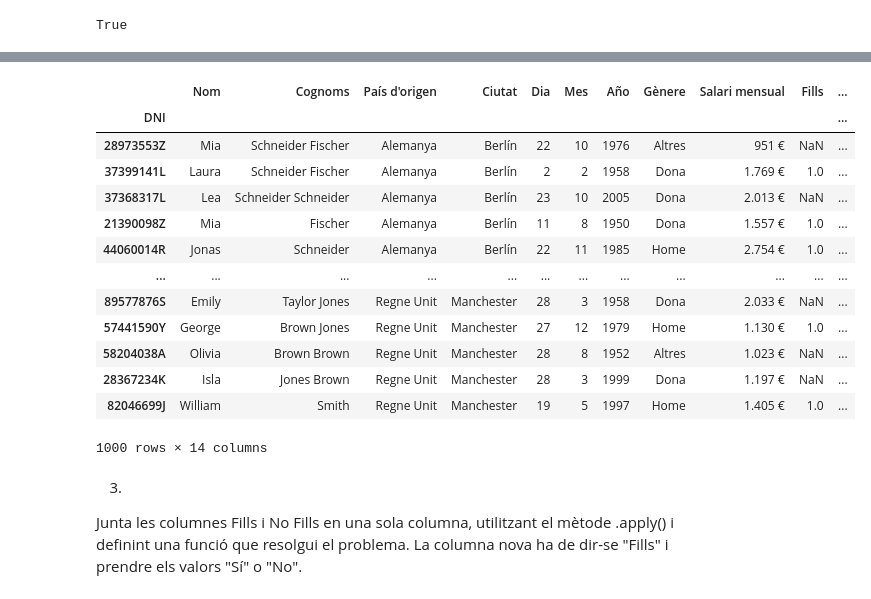
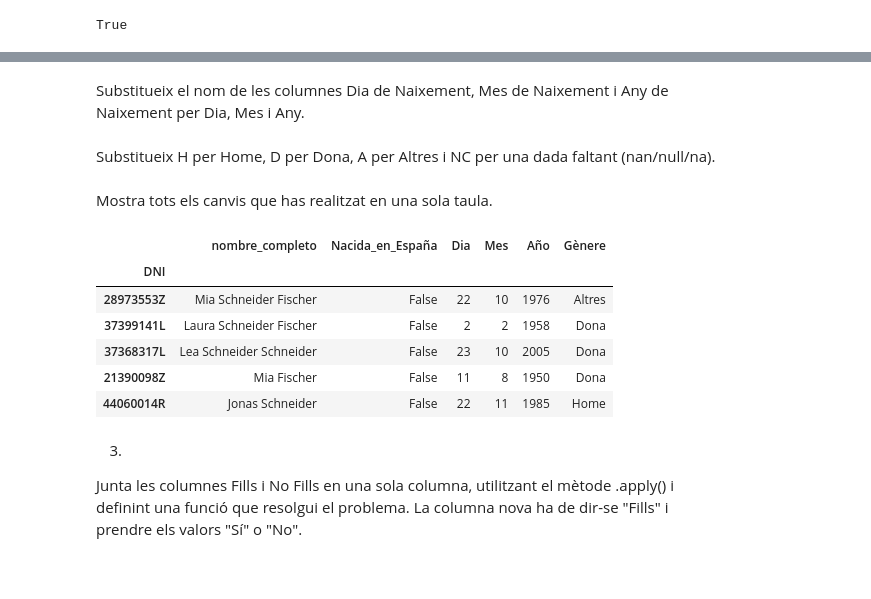
Before and after one commit to saraluciaossar/Python-Avanzado, a Jupyter notebook: Analítica de datos en Pandas/encuestas.ipynb, the cells around one changed output, grey strips where cells are left out. Saved outputs shown, nothing was run; the diff lists cells and outputs as text; code cells hidden in the pictures; blank space fills up the shorter version.

```diff
--- a/Analítica de datos en Pandas/encuestas.ipynb
+++ b/Analítica de datos en Pandas/encuestas.ipynb
@@ -53 +49,3 @@ df = df.set_index("DNI")
+# %% [markdown]
+Substitueix el nom de les columnes Dia de Naixement, Mes de Naixement i Any de Naixement per Dia, Mes i Any.
 # %%
@@ -55 +52,3 @@ df = df.set_index("DNI")
 df = df.rename(columns={"Dia de Naixement": "Dia", "Mes de Naixement": "Mes", "Any de Naixement": "Año"})
+# %% [markdown]
+Substitueix H per Home, D per Dona, A per Altres i NC per una dada faltant (nan/null/na).
@@ -56,24 +57,15 @@ df = df.rename(columns={"Dia de Naixement": "Dia", "Mes de Naixement": "Mes", "A
+# %% [markdown]
+Mostra tots els canvis que has realitzat en una sola taula.
 # %%
-# Substitueix H per Home, D per Dona, A per Altres i NC per una dada faltant (nan/null/na).
-df["Gènere"] = df["Gènere"].replace({"H": "Home", "D": "Dona", "A": "Altres", "NC": None})
-
-# Mostra tots els canvis que has realitzat en una sola taula.
-df
+df[["nombre_completo", "Nacida_en_España", "Dia", "Mes", "Año", "Gènere"]].head()
 # %% [output]
-|  | Nom | Cognoms | País d'origen | Ciutat | Dia | Mes | Año | Gènere | Salari mensual | Fills | ... |
-| DNI |  |  |  |  |  |  |  |  |  |  | ... |
-| 28973553Z | Mia | Schneider Fischer | Alemanya | Berlín | 22 | 10 | 1976 | Altres | 951 € | NaN | ... |
-| 37399141L | Laura | Schneider Fischer | Alemanya | Berlín | 2 | 2 | 1958 | Dona | 1.769 € | 1.0 | ... |
-| 37368317L | Lea | Schneider Schneider | Alemanya | Berlín | 23 | 10 | 2005 | Dona | 2.013 € | NaN | ... |
-| 21390098Z | Mia | Fischer | Alemanya | Berlín | 11 | 8 | 1950 | Dona | 1.557 € | 1.0 | ... |
-| 44060014R | Jonas | Schneider | Alemanya | Berlín | 22 | 11 | 1985 | Home | 2.754 € | 1.0 | ... |
-| ... | ... | ... | ... | ... | ... | ... | ... | ... | ... | ... | ... |
-| 89577876S | Emily | Taylor Jones | Regne Unit | Manchester | 28 | 3 | 1958 | Dona | 2.033 € | NaN | ... |
-| 57441590Y | George | Brown Jones | Regne Unit | Manchester | 27 | 12 | 1979 | Home | 1.130 € | 1.0 | ... |
-| 58204038A | Olivia | Brown Brown | Regne Unit | Manchester | 28 | 8 | 1952 | Altres | 1.023 € | NaN | ... |
-| 28367234K | Isla | Jones Brown | Regne Unit | Manchester | 28 | 3 | 1999 | Dona | 1.197 € | NaN | ... |
-| 82046699J | William | Smith | Regne Unit | Manchester | 19 | 5 | 1997 | Home | 1.405 € | 1.0 | ... |
+|  | nombre_completo | Nacida_en_España | Dia | Mes | Año | Gènere |
+| DNI |  |  |  |  |  |  |
+| 28973553Z | Mia Schneider Fischer | False | 22 | 10 | 1976 | Altres |
+| 37399141L | Laura Schneider Fischer | False | 2 | 2 | 1958 | Dona |
+| 37368317L | Lea Schneider Schneider | False | 23 | 10 | 2005 | Dona |
+| 21390098Z | Mia Fischer | False | 11 | 8 | 1950 | Dona |
+| 44060014R | Jonas Schneider | False | 22 | 11 | 1985 | Home |
-1000 rows × 14 columns
 # %% [markdown]
 3.
 Junta les columnes Fills i No Fills en una sola columna, utilitzant el mètode .apply() i definint una funció que resolgui el problema. La columna nova ha de dir-se "Fills" i prendre els valors "Sí" o "No".
```
Also changed, not shown: parts of 28 cells of this notebook.
